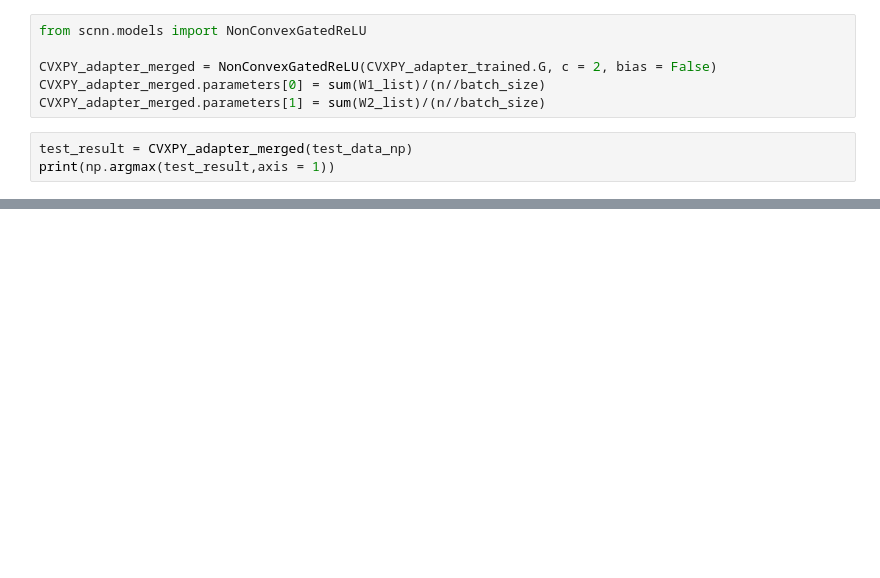
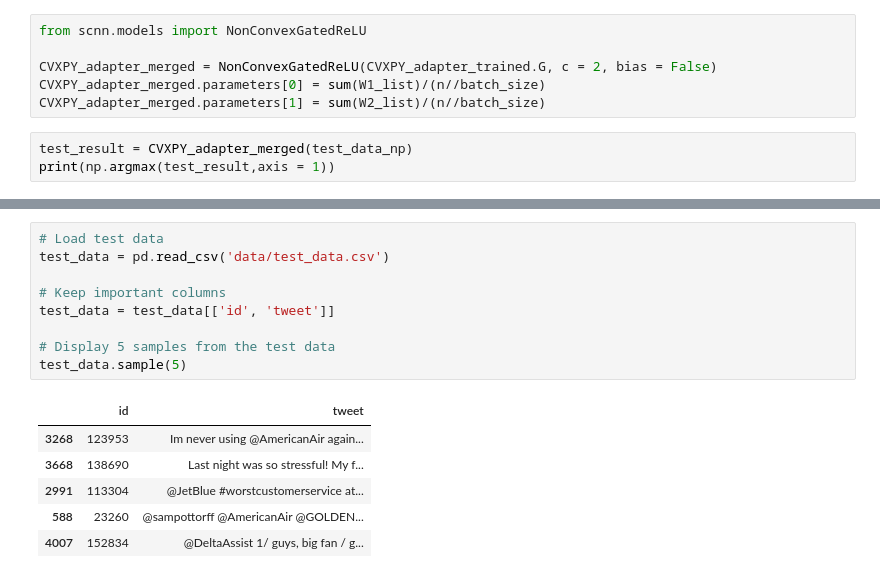
Before and after one commit to PuchToTalk/LLM, a Jupyter notebook: Sentiment_analysis.ipynb, the cells around one changed output, grey strips where cells are left out. Cells and saved outputs as stored; diff of their text form; blank space fills up the shorter version.

```diff
--- a/Sentiment_analysis.ipynb
+++ b/Sentiment_analysis.ipynb
@@ -831,0 +763,16 @@ print(np.argmax(test_result,axis = 1))
+# %%
+# Load test data
+test_data = pd.read_csv('data/test_data.csv')
+
+# Keep important columns
+test_data = test_data[['id', 'tweet']]
+
+# Display 5 samples from the test data
+test_data.sample(5)
+# %% [output]
+|  | id | tweet |
+| 3268 | 123953 | Im never using @AmericanAir again... |
+| 3668 | 138690 | Last night was so stressful! My f... |
+| 2991 | 113304 | @JetBlue #worstcustomerservice at... |
+| 588 | 23260 | @sampottorff @AmericanAir @GOLDEN... |
+| 4007 | 152834 | @DeltaAssist 1/ guys, big fan / g... |
```
Also changed, not shown: parts of 28 cells of this notebook.
